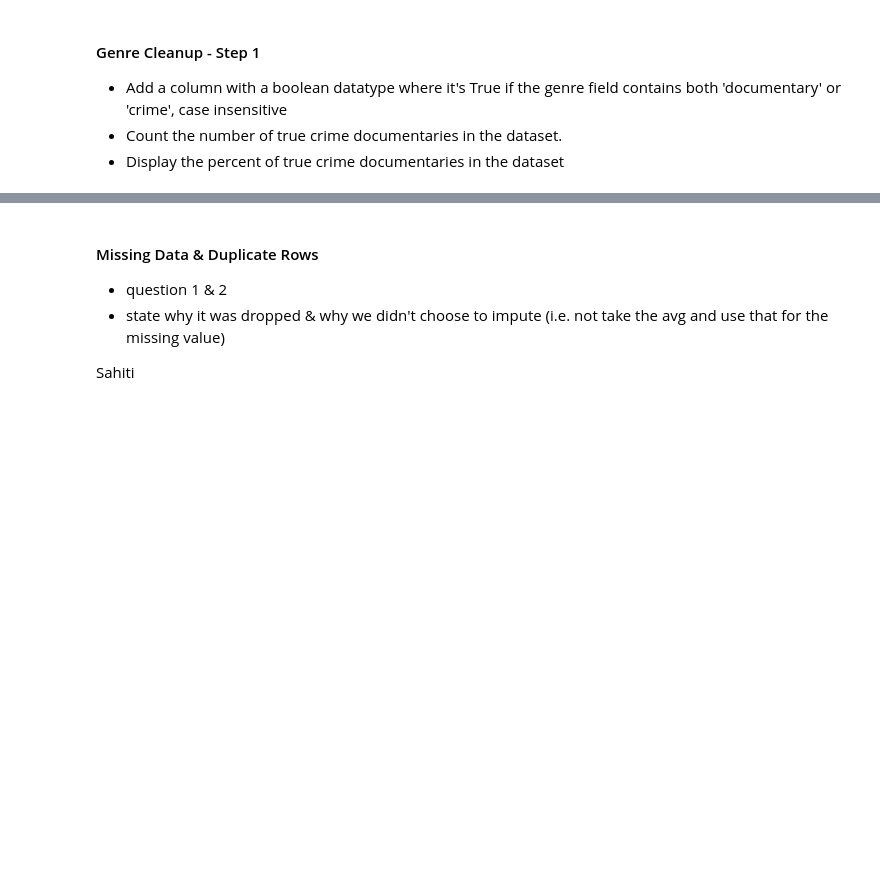
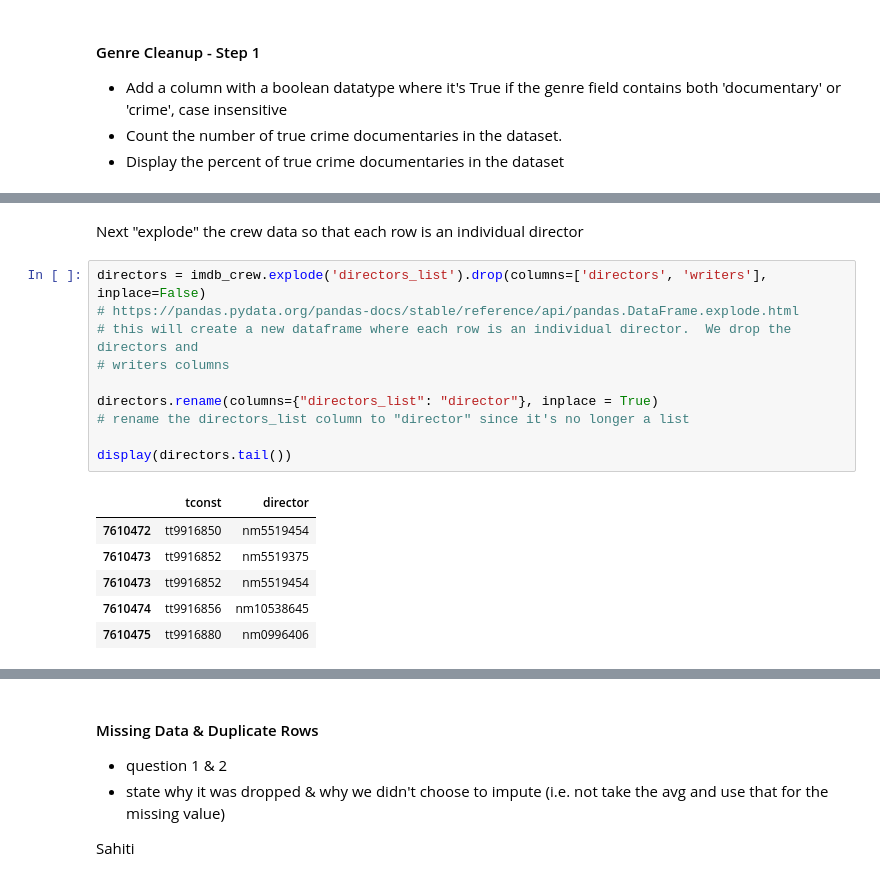
Before and after one commit to robords/NU_MS_EDA_Project, a Jupyter notebook: EDA_Project_Group_4.ipynb, the cells around one changed output, grey strips where cells are left out. Saved outputs shown, nothing was run; the diff lists cells and outputs as text; blank space fills up the shorter version.

```diff
--- a/EDA_Project_Group_4.ipynb
+++ b/EDA_Project_Group_4.ipynb
@@ -321,0 +369,19 @@ display(imdb_crew.directors[7610473].split(","))
+# %% [markdown]
+Next "explode" the crew data so that each row is an individual director
+# %%
+directors = imdb_crew.explode('directors_list').drop(columns=['directors', 'writers'], inplace=False)
+# https://pandas.pydata.org/pandas-docs/stable/reference/api/pandas.DataFrame.explode.html
+# this will create a new dataframe where each row is an individual director.  We drop the directors and
+# writers columns
+
+directors.rename(columns={"directors_list": "director"}, inplace = True)
+# rename the directors_list column to "director" since it's no longer a list
+
+display(directors.tail())
+# %% [output]
+|  | tconst | director |
+| 7610472 | tt9916850 | nm5519454 |
+| 7610473 | tt9916852 | nm5519375 |
+| 7610473 | tt9916852 | nm5519454 |
+| 7610474 | tt9916856 | nm10538645 |
+| 7610475 | tt9916880 | nm0996406 |
```
Also changed, not shown: parts of 17 cells of this notebook.
